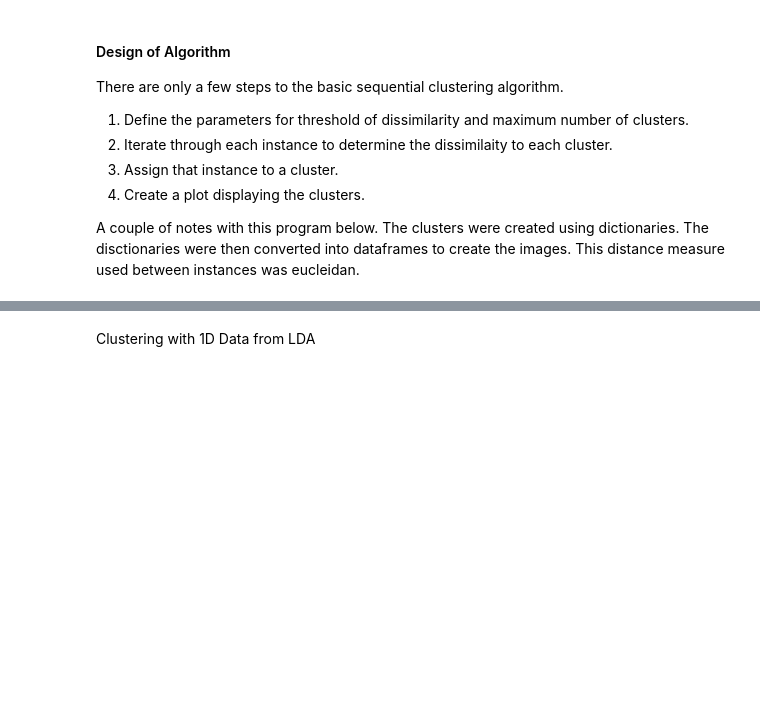
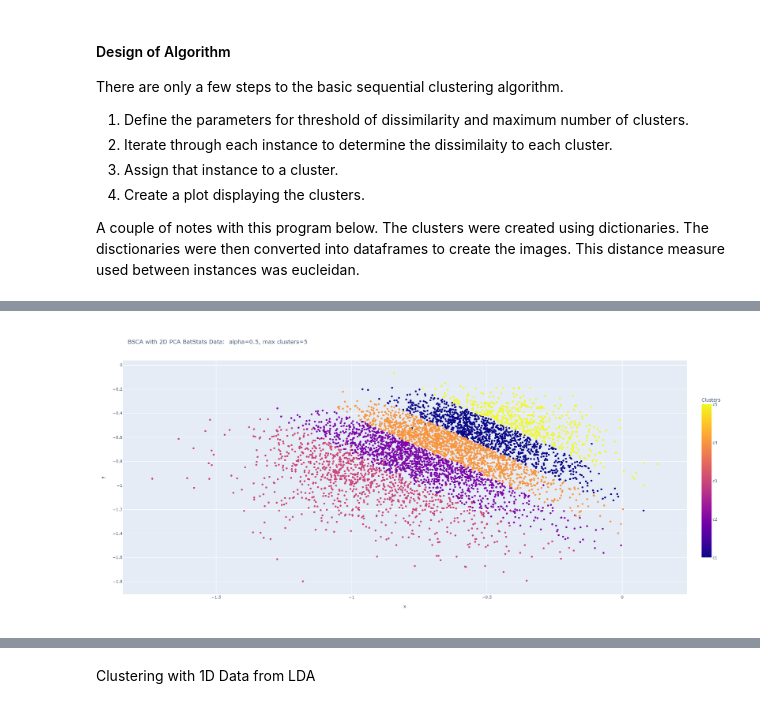
Before and after one commit to michaelzwartz/Unsupervised-ML, a Jupyter notebook: Sem2/BatStats/BSCA.ipynb, the cells around one changed output, grey strips where cells are left out. Saved outputs shown, nothing was run; the diff lists cells and outputs as text; code cells hidden in the pictures; blank space fills up the shorter version.

```diff
--- a/Sem2/BatStats/BSCA.ipynb
+++ b/Sem2/BatStats/BSCA.ipynb
@@ -19,0 +37,4 @@ A couple of notes with this program below. The clusters were created using dicti
+# %%
+Image(filename='Graphs/2D-05-5.png')
+# %% [output]
+[figure, added]
```
Also changed, not shown: parts of 12 cells of this notebook, 15 other files.
